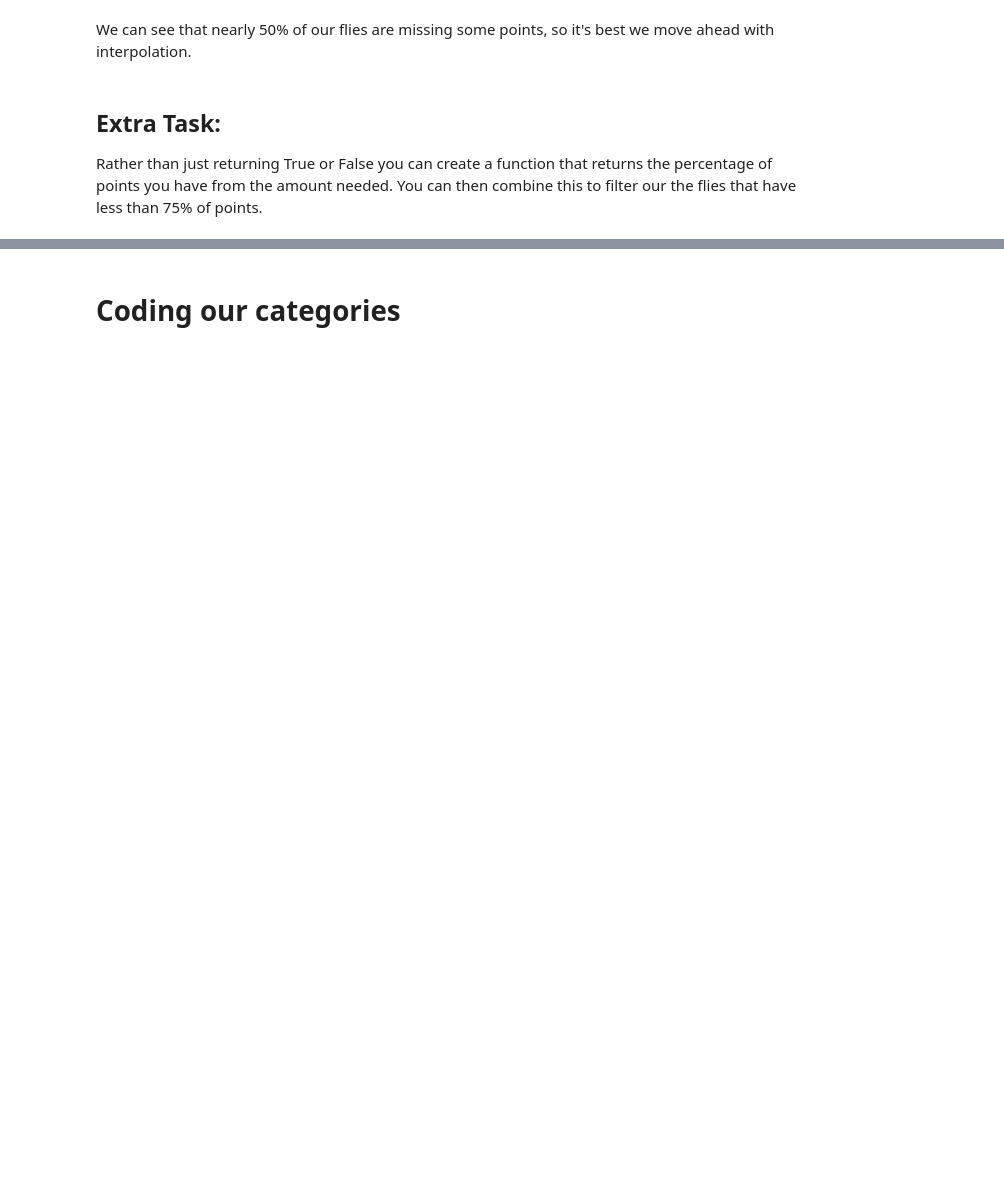
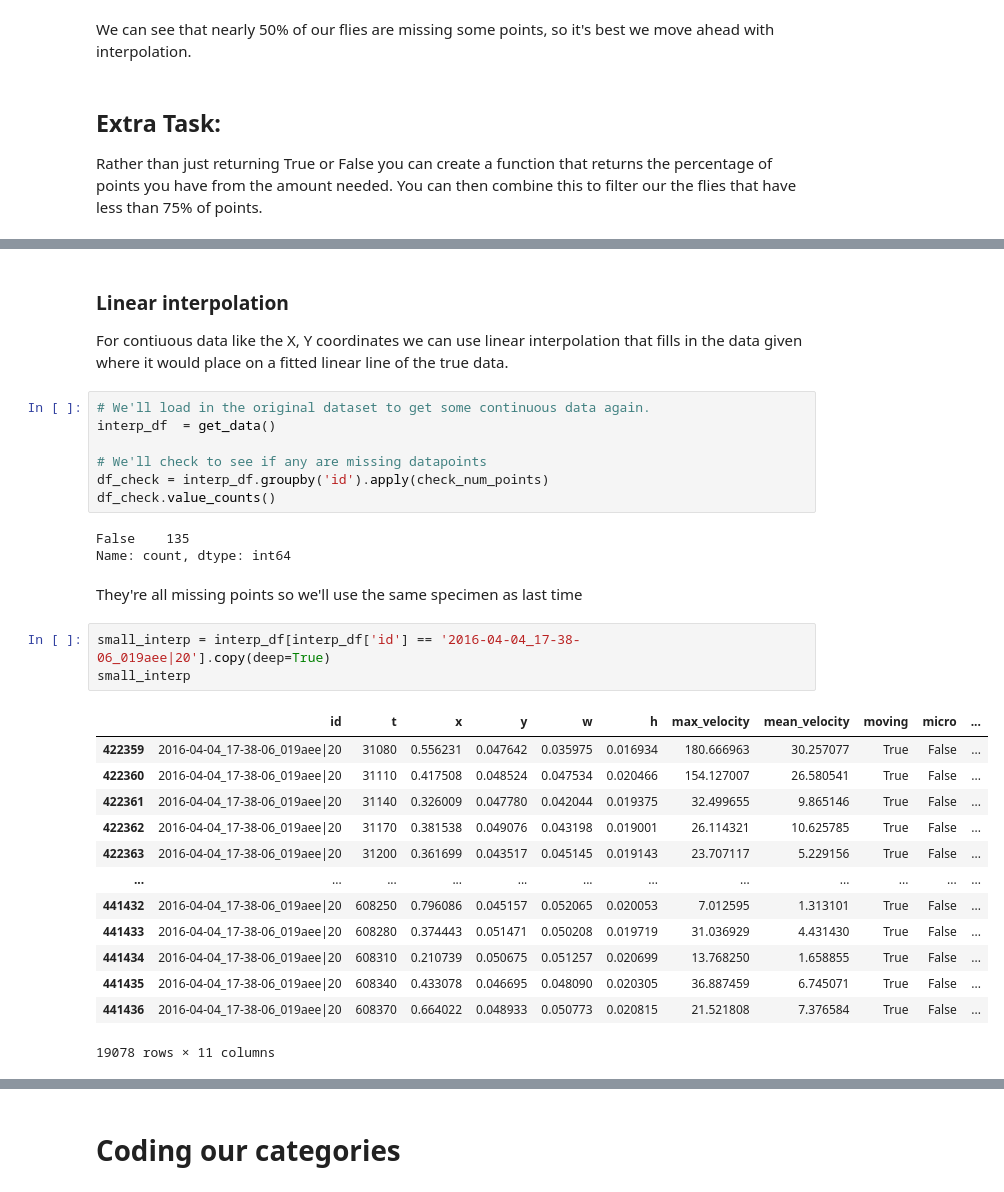
Before and after one commit to ImperialCollegeLondon/ReCoDE-HMMs-for-the-discovery-of-behavioural-states, a Jupyter notebook: notebooks/2a_Cleaning_your_data.ipynb, the cells around one changed output, grey strips where cells are left out. Cells and saved outputs as stored; diff of their text form; blank space fills up the shorter version.

```diff
--- a/notebooks/2a_Cleaning_your_data.ipynb
+++ b/notebooks/2a_Cleaning_your_data.ipynb
@@ -358,0 +405,32 @@ small_df['moving'] = np.where(small_df['moving'] == True, 1, 0)
+# %% [markdown]
+### Linear interpolation
+For contiuous data like the X, Y coordinates we can use linear interpolation that fills in the data given where it would place on a fitted linear line of the true data.
+# %%
+# We'll load in the original dataset to get some continuous data again.
+interp_df  = get_data()
+
+# We'll check to see if any are missing datapoints
+df_check = interp_df.groupby('id').apply(check_num_points)
+df_check.value_counts()
+# %% [output]
+False    135
+Name: count, dtype: int64
+# %% [markdown]
+They're all missing points so we'll use the same specimen as last time
+# %%
+small_interp = interp_df[interp_df['id'] == '2016-04-04_17-38-06_019aee|20'].copy(deep=True)
+small_interp
+# %% [output]
+|  | id | t | x | y | w | h | max_velocity | mean_velocity | moving | micro | ... |
+| 422359 | 2016-04-04_17-38-06_019aee|20 | 31080 | 0.556231 | 0.047642 | 0.035975 | 0.016934 | 180.666963 | 30.257077 | True | False | ... |
+| 422360 | 2016-04-04_17-38-06_019aee|20 | 31110 | 0.417508 | 0.048524 | 0.047534 | 0.020466 | 154.127007 | 26.580541 | True | False | ... |
+| 422361 | 2016-04-04_17-38-06_019aee|20 | 31140 | 0.326009 | 0.047780 | 0.042044 | 0.019375 | 32.499655 | 9.865146 | True | False | ... |
+| 422362 | 2016-04-04_17-38-06_019aee|20 | 31170 | 0.381538 | 0.049076 | 0.043198 | 0.019001 | 26.114321 | 10.625785 | True | False | ... |
+| 422363 | 2016-04-04_17-38-06_019aee|20 | 31200 | 0.361699 | 0.043517 | 0.045145 | 0.019143 | 23.707117 | 5.229156 | True | False | ... |
+| ... | ... | ... | ... | ... | ... | ... | ... | ... | ... | ... | ... |
+| 441432 | 2016-04-04_17-38-06_019aee|20 | 608250 | 0.796086 | 0.045157 | 0.052065 | 0.020053 | 7.012595 | 1.313101 | True | False | ... |
+| 441433 | 2016-04-04_17-38-06_019aee|20 | 608280 | 0.374443 | 0.051471 | 0.050208 | 0.019719 | 31.036929 | 4.431430 | True | False | ... |
+| 441434 | 2016-04-04_17-38-06_019aee|20 | 608310 | 0.210739 | 0.050675 | 0.051257 | 0.020699 | 13.768250 | 1.658855 | True | False | ... |
+| 441435 | 2016-04-04_17-38-06_019aee|20 | 608340 | 0.433078 | 0.046695 | 0.048090 | 0.020305 | 36.887459 | 6.745071 | True | False | ... |
+| 441436 | 2016-04-04_17-38-06_019aee|20 | 608370 | 0.664022 | 0.048933 | 0.050773 | 0.020815 | 21.521808 | 7.376584 | True | False | ... |
+19078 rows × 11 columns
```
Also changed, not shown: parts of 44 cells of this notebook, 2 other files.
